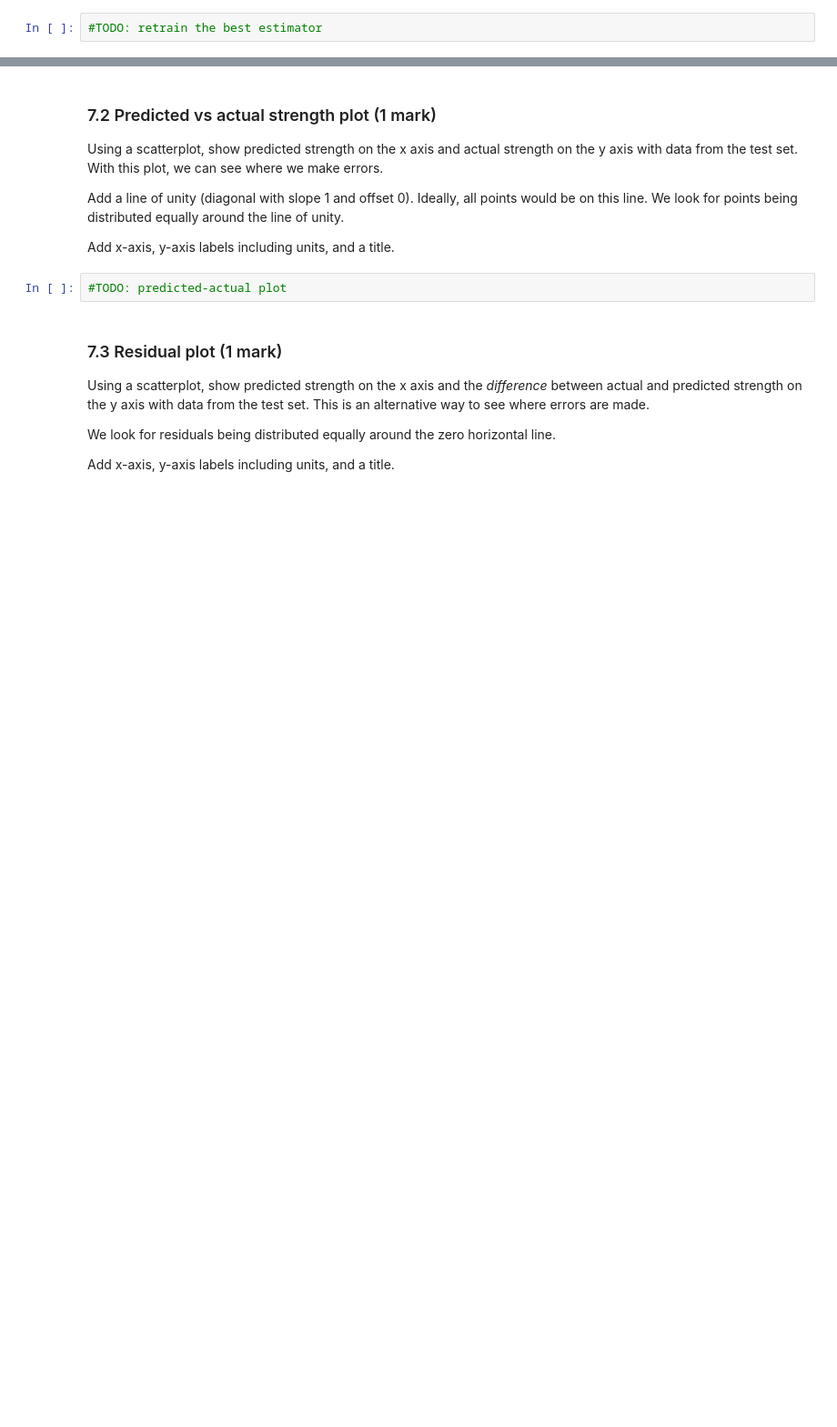
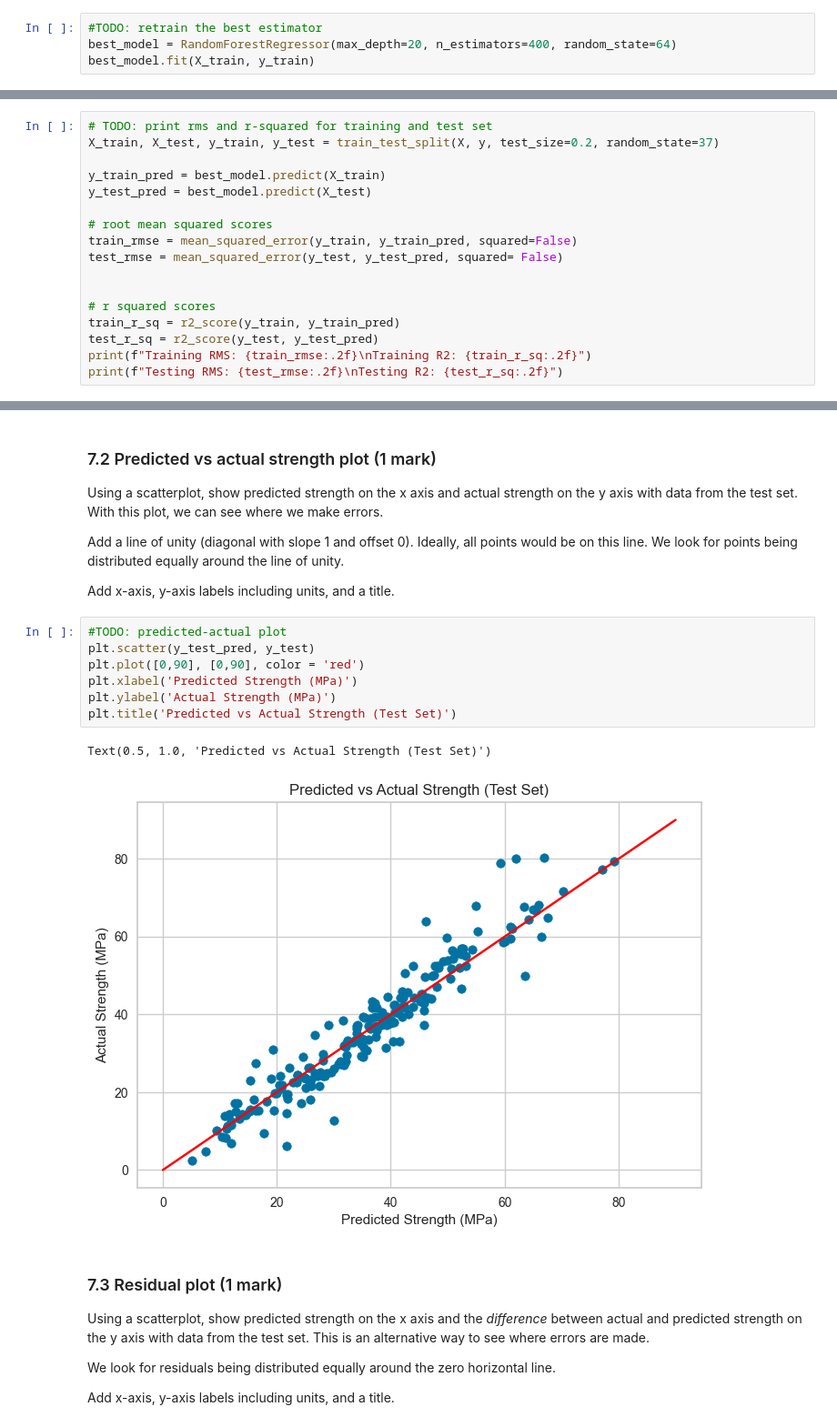
Before and after one commit to SMRain10/ml_lab2, a Jupyter notebook: lab2.ipynb, the cells around one changed output, grey strips where cells are left out. Shown at 91% size. Cells and saved outputs as stored; diff of their text form; blank space fills up the shorter version.

```diff
--- a/lab2.ipynb
+++ b/lab2.ipynb
@@ -210,3 +262,5 @@ Note: We expect that more trees (larger `n_estimators`) yield better model perfo
 Create a `RandomForestRegressor(random_state=64)` with the best pair of `max_depth` and `n_estimators`, and retrain this model on all training data.
 # %%
 #TODO: retrain the best estimator
+best_model = RandomForestRegressor(max_depth=20, n_estimators=400, random_state=64)
+best_model.fit(X_train, y_train)
@@ -221,0 +276,17 @@ from sklearn.metrics import mean_squared_error, r2_score
+# %%
+# TODO: print rms and r-squared for training and test set
+X_train, X_test, y_train, y_test = train_test_split(X, y, test_size=0.2, random_state=37)
+
+y_train_pred = best_model.predict(X_train)
+y_test_pred = best_model.predict(X_test)
+
+# root mean squared scores
+train_rmse = mean_squared_error(y_train, y_train_pred, squared=False)
+test_rmse = mean_squared_error(y_test, y_test_pred, squared= False)
+
+
+# r squared scores
+train_r_sq = r2_score(y_train, y_train_pred)
+test_r_sq = r2_score(y_test, y_test_pred)
+print(f"Training RMS: {train_rmse:.2f}\nTraining R2: {train_r_sq:.2f}")
+print(f"Testing RMS: {test_rmse:.2f}\nTesting R2: {test_r_sq:.2f}")
@@ -230,8 +309,16 @@ Using a scatterplot, show predicted strength on the x axis and actual strength o
 Add a line of unity (diagonal with slope 1 and offset 0). Ideally, all points would be on this line. We look for points being distributed equally around the line of unity.
 
 Add x-axis, y-axis labels including units, and a title.
-# %%
-#TODO: predicted-actual plot
+# %%
+#TODO: predicted-actual plot
+plt.scatter(y_test_pred, y_test)
+plt.plot([0,90], [0,90], color = 'red')
+plt.xlabel('Predicted Strength (MPa)')
+plt.ylabel('Actual Strength (MPa)')
+plt.title('Predicted vs Actual Strength (Test Set)')
+# %% [output]
+Text(0.5, 1.0, 'Predicted vs Actual Strength (Test Set)')
+[figure, added]
 # %% [markdown]
 ### 7.3 Residual plot (1 mark)
 Using a scatterplot, show predicted strength on the x axis and the *difference* between actual and predicted strength on the y axis with data from the test set. This is an alternative way to see where errors are made.
```
Also changed, not shown: parts of 19 cells of this notebook.
